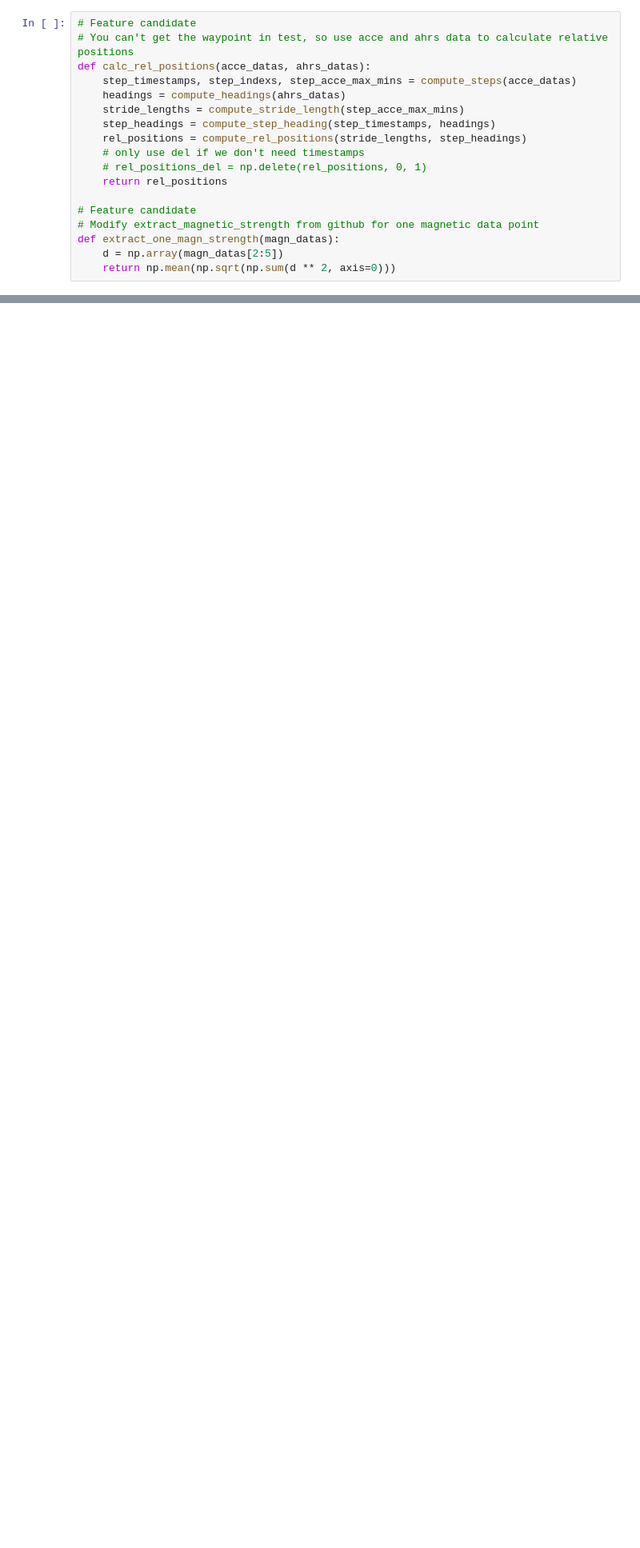
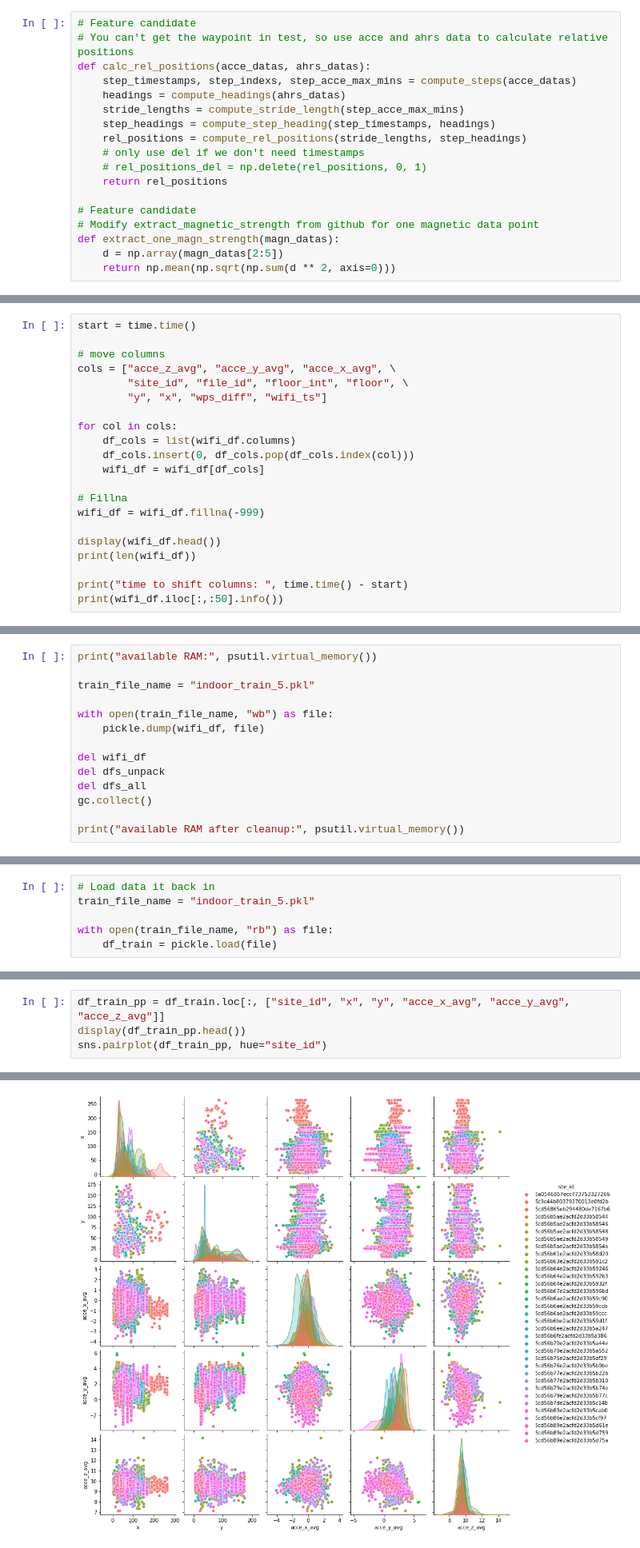
Before and after one commit to robot269006/indoor, a Jupyter notebook: indoor-train-5-imu.ipynb, the cells around one changed output, grey strips where cells are left out. Shown at 80% size. Cells and saved outputs as stored; diff of their text form; blank space fills up the shorter version.

Commit message:
Extraction codes and pooling for train generator 5

```diff
--- a/indoor-train-5-imu.ipynb
+++ b/indoor-train-5-imu.ipynb
@@ -400,0 +566,21 @@ wifi unique ssid x bssid:  171
+# %%
+start = time.time()
+
+# move columns
+cols = ["acce_z_avg", "acce_y_avg", "acce_x_avg", \
+        "site_id", "file_id", "floor_int", "floor", \
+        "y", "x", "wps_diff", "wifi_ts"]
+
+for col in cols:
+    df_cols = list(wifi_df.columns)
+    df_cols.insert(0, df_cols.pop(df_cols.index(col)))
+    wifi_df = wifi_df[df_cols]
+
+# Fillna
+wifi_df = wifi_df.fillna(-999)
+
+display(wifi_df.head())
+print(len(wifi_df))
+
+print("time to shift columns: ", time.time() - start)
+print(wifi_df.iloc[:,:50].info())
@@ -400,0 +612,14 @@ wifi unique ssid x bssid:  171
+# %%
+print("available RAM:", psutil.virtual_memory())
+
+train_file_name = "indoor_train_5.pkl"
+
+with open(train_file_name, "wb") as file:
+    pickle.dump(wifi_df, file)
+
+del wifi_df
+del dfs_unpack
+del dfs_all
+gc.collect()
+
+print("available RAM after cleanup:", psutil.virtual_memory())
@@ -400,0 +629,6 @@ wifi unique ssid x bssid:  171
+# %%
+# Load data it back in
+train_file_name = "indoor_train_5.pkl"
+
+with open(train_file_name, "rb") as file:
+    df_train = pickle.load(file)
@@ -400,0 +670,5 @@ wifi unique ssid x bssid:  171
+# %%
+df_train_pp = df_train.loc[:, ["site_id", "x", "y", "acce_x_avg", "acce_y_avg", "acce_z_avg"]]
+display(df_train_pp.head())
+sns.pairplot(df_train_pp, hue="site_id")
+# %% [output]
@@ -400,0 +682 @@ wifi unique ssid x bssid:  171
+[figure, added]
```
Also changed, not shown: parts of 41 cells of this notebook.
